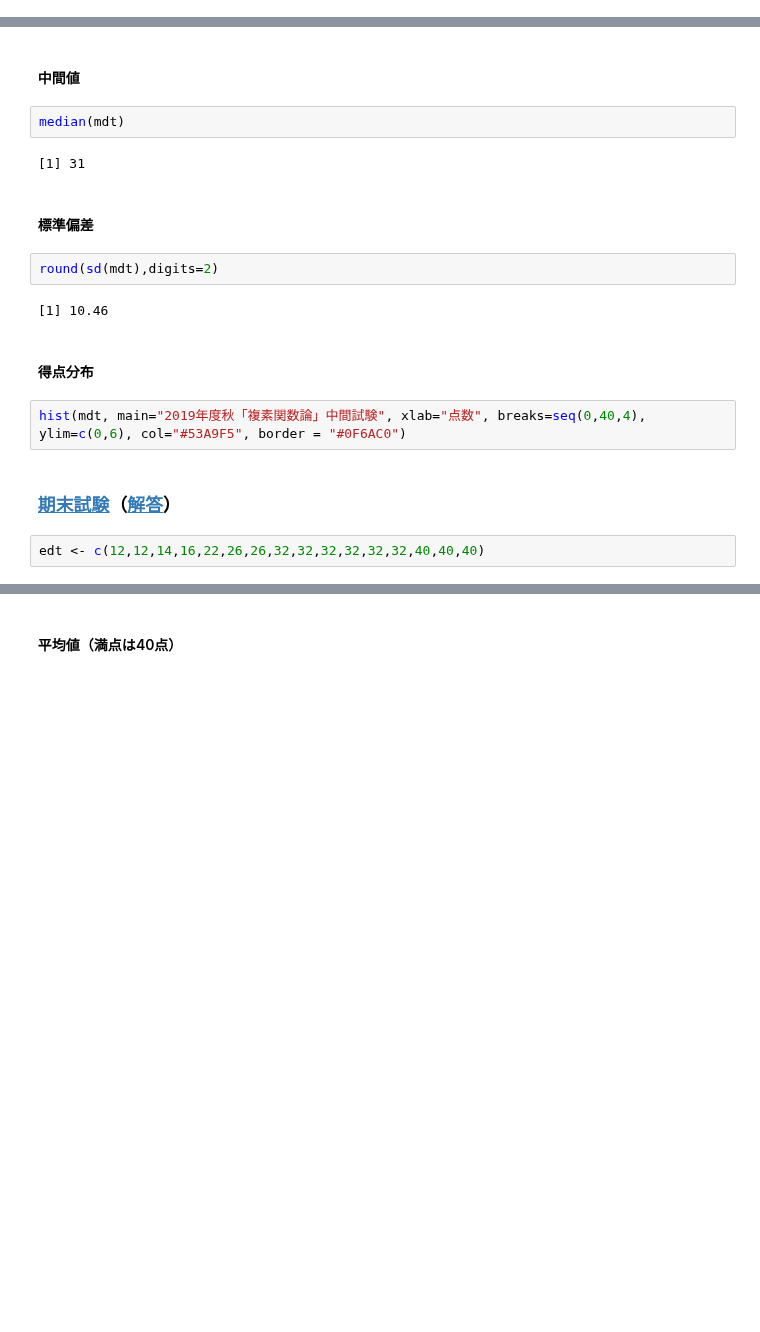
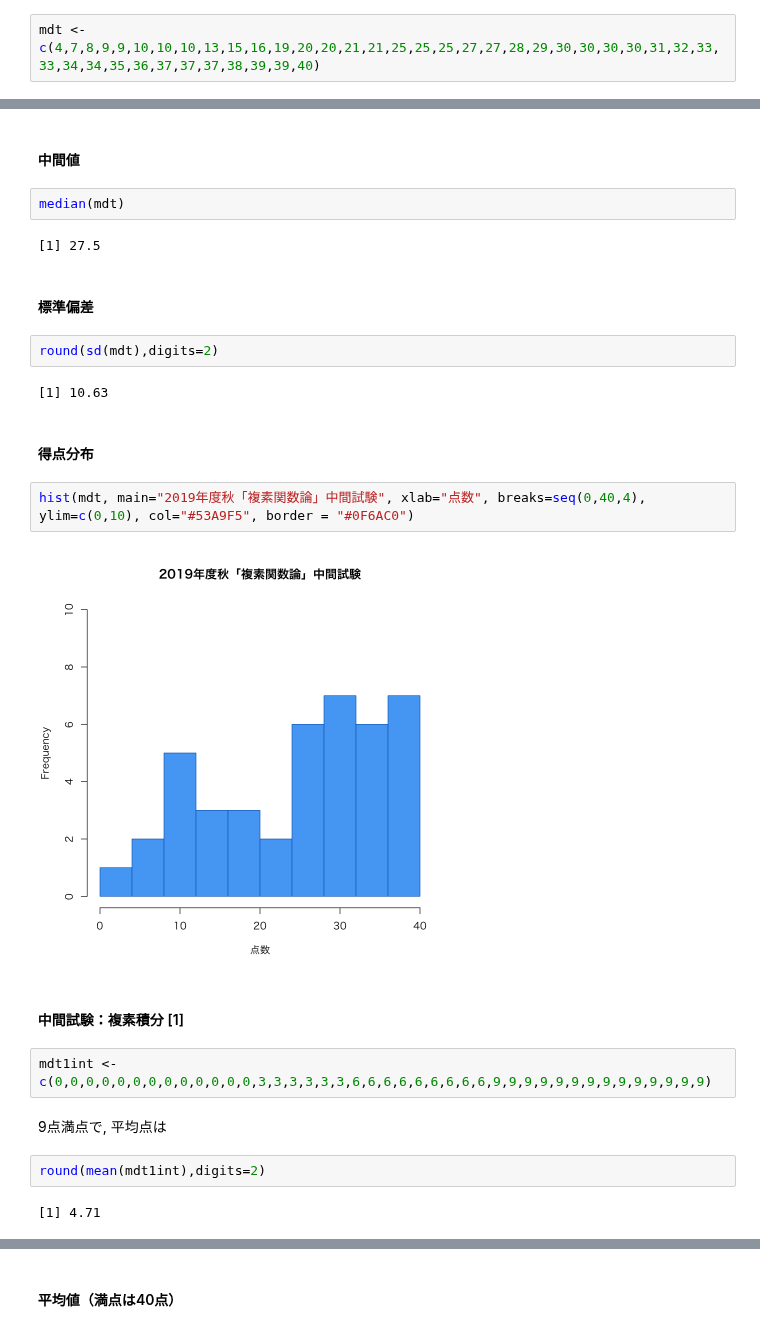
Before and after one commit to shiroyasu/shiroyasu.github.io, a Jupyter notebook: teaching/2019f/ca-examr.ipynb, the cells around one changed output, grey strips where cells are left out. Cells and saved outputs as stored; diff of their text form; blank space fills up the shorter version.

```diff
--- a/teaching/2019f/ca-examr.ipynb
+++ b/teaching/2019f/ca-examr.ipynb
@@ -11,3 +9,5 @@ mdt <- c(5,9,12,17,29,29,30,31,31,33,33,34,34,34,37,38,39)
+# %%
+mdt <- c(4,7,8,9,9,10,10,10,13,15,16,19,20,20,21,21,25,25,25,27,27,28,29,30,30,30,30,31,32,33,33,34,34,35,36,37,37,37,38,39,39,40)
 # %% [markdown]
 #### 受験者数（履修者数 55名） ####
 # %%
@@ -25,18 +25,26 @@ round(mean(mdt),digits=2)
 # %%
 median(mdt)
 # %% [output]
-[1] 31
+[1] 27.5
 # %% [markdown]
 #### 標準偏差 ####
 # %%
 round(sd(mdt),digits=2)
 # %% [output]
-[1] 10.46
+[1] 10.63
 # %% [markdown]
 #### 得点分布 ####
 # %%
-hist(mdt, main="2019年度秋「複素関数論」中間試験", xlab="点数", breaks=seq(0,40,4), ylim=c(0,6), col="#53A9F5", border = "#0F6AC0")
+hist(mdt, main="2019年度秋「複素関数論」中間試験", xlab="点数", breaks=seq(0,40,4), ylim=c(0,10), col="#53A9F5", border = "#0F6AC0")
+# %% [output]
+[figure, added]
-# %% [markdown]
-### <a href="https://shiroyasu.github.io/teaching/2019s/de-edt.pdf">期末試験</a>（<a href="https://shiroyasu.github.io/teaching/2019s/de-edt-ans.pdf">解答</a>） ###
-# %%
-edt <- c(12,12,14,16,22,26,26,32,32,32,32,32,32,40,40,40)
+# %% [markdown]
+#### 中間試験：複素積分 [1] ####
+# %%
+mdt1int <- c(0,0,0,0,0,0,0,0,0,0,0,0,0,3,3,3,3,3,3,6,6,6,6,6,6,6,6,6,9,9,9,9,9,9,9,9,9,9,9,9,9,9)
+# %% [markdown]
+9点満点で, 平均点は
+# %%
+round(mean(mdt1int),digits=2)
+# %% [output]
+[1] 4.71
```
Also changed, not shown: parts of 26 cells of this notebook, 1 other file.
